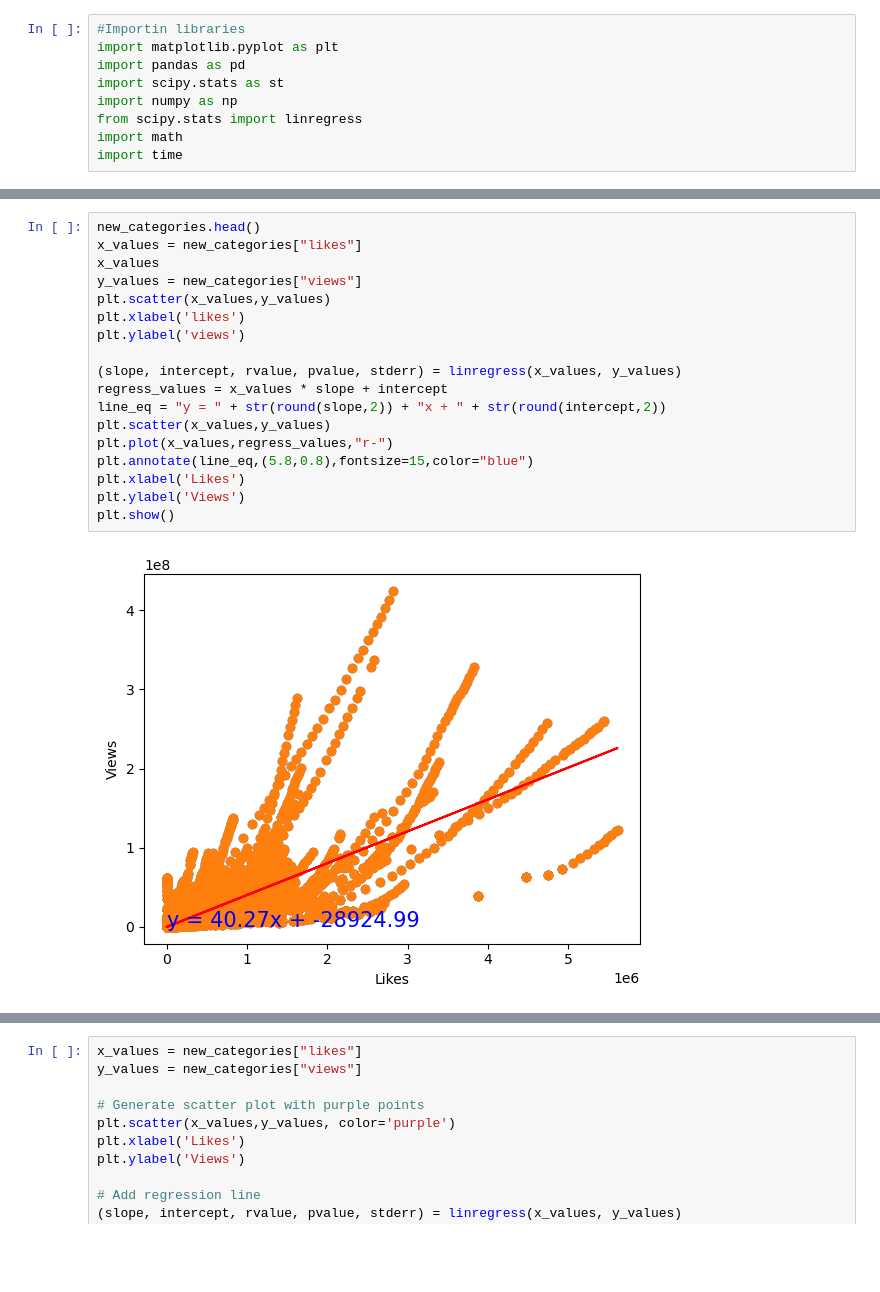
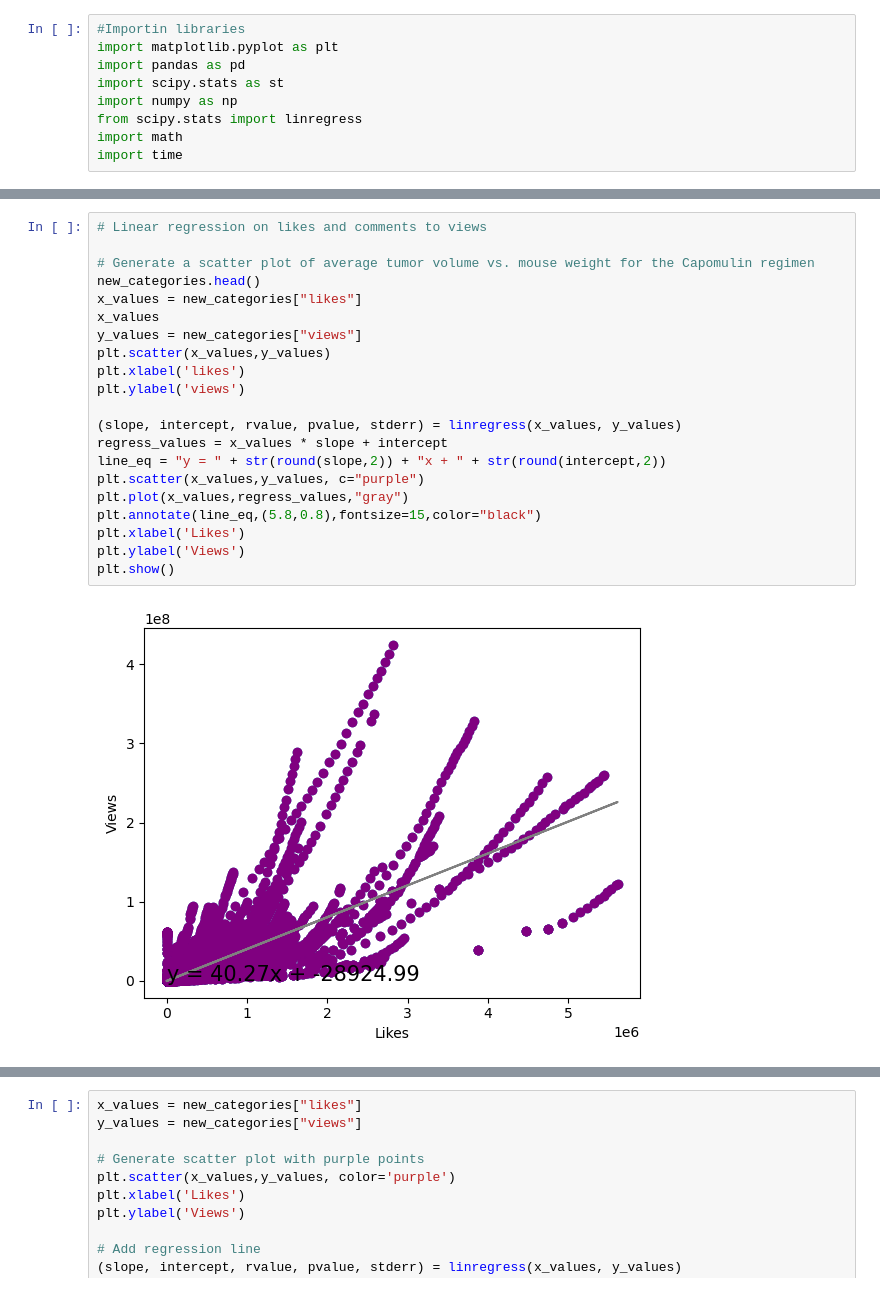
Before and after one commit to CsarCruz/lospandas, a Jupyter notebook: lospandas.ipynb, the cells around one changed output, grey strips where cells are left out. Drawn from its saved outputs; the diff is of its cells as text; blank space fills up the shorter version.

```diff
--- a/lospandas.ipynb
+++ b/lospandas.ipynb
@@ -133,23 +119,26 @@ function to calculate the linear regression and create the regression line using
 # %%
+# Linear regression on likes and comments to views
+
+# Generate a scatter plot of average tumor volume vs. mouse weight for the Capomulin regimen
 new_categories.head()
 x_values = new_categories["likes"]
 x_values
 y_values = new_categories["views"]
 plt.scatter(x_values,y_values)
 plt.xlabel('likes')
 plt.ylabel('views')
 
 (slope, intercept, rvalue, pvalue, stderr) = linregress(x_values, y_values)
 regress_values = x_values * slope + intercept
 line_eq = "y = " + str(round(slope,2)) + "x + " + str(round(intercept,2))
-plt.scatter(x_values,y_values)
-plt.plot(x_values,regress_values,"r-")
-plt.annotate(line_eq,(5.8,0.8),fontsize=15,color="blue")
+plt.scatter(x_values,y_values, c="purple")
+plt.plot(x_values,regress_values,"gray")
+plt.annotate(line_eq,(5.8,0.8),fontsize=15,color="black")
 plt.xlabel('Likes')
 plt.ylabel('Views')
 plt.show()
 # %% [output]
-[figure, old version]
+[figure, new version]
 # %%
 """
 In this scatter plot, the same process mentioned before was followed, but the difference is that the team included the
```
Also changed, not shown: parts of 20 cells of this notebook, 1 other file.
